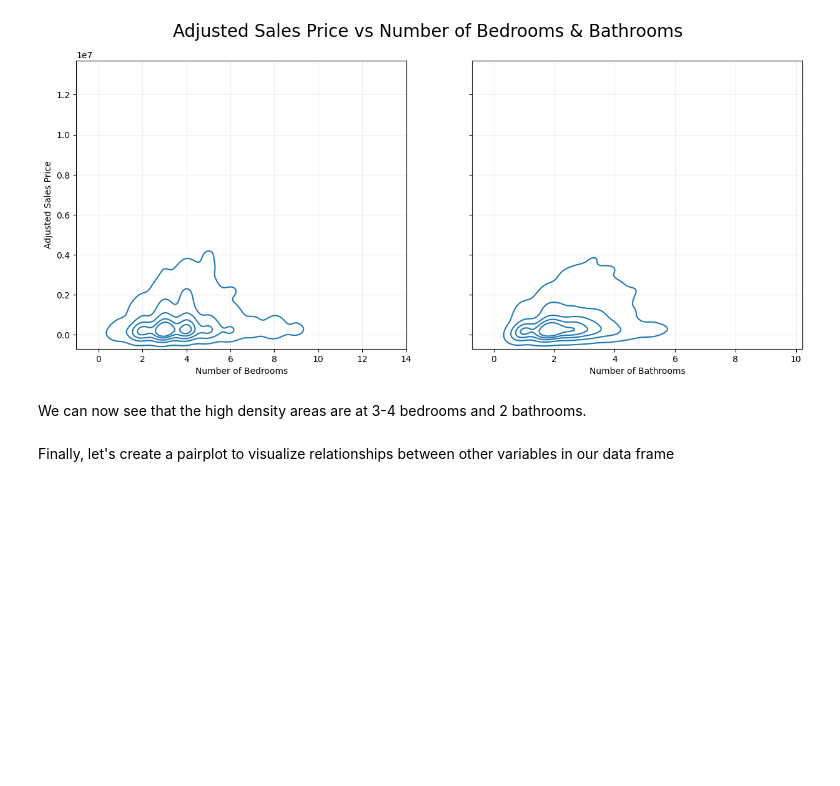
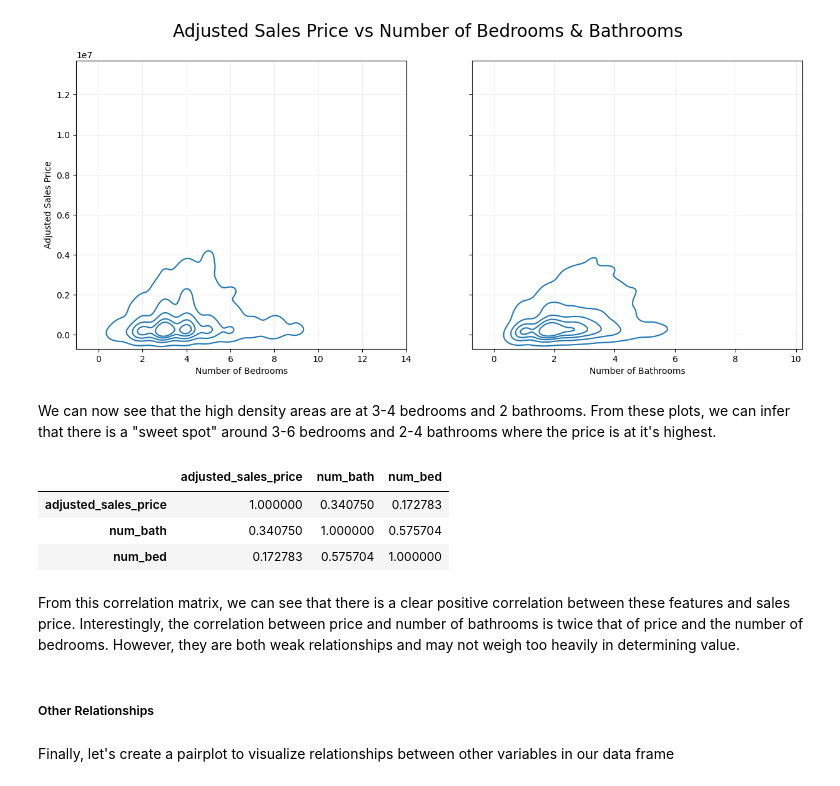
Before and after one commit to JakeMachulcz/Boulder-CO-Market-Value-EDA---KNN-Predictor, a Jupyter notebook: final_project.ipynb, the cells around one changed output. Cells and saved outputs as stored; diff of their text form; code cells hidden in the pictures; blank space fills up the shorter version.

```diff
--- a/final_project.ipynb
+++ b/final_project.ipynb
@@ -875,7 +923,18 @@ fig.suptitle('Adjusted Sales Price vs Number of Bedrooms & Bathrooms', fontsize=
 Text(0.5, 0.98, 'Adjusted Sales Price vs Number of Bedrooms & Bathrooms')
 [figure]
 # %% [markdown]
-We can now see that the high density areas are at 3-4 bedrooms and 2 bathrooms.
+We can now see that the high density areas are at 3-4 bedrooms and 2 bathrooms.  From these plots, we can infer that there is a "sweet spot" around 3-6 bedrooms and 2-4 bathrooms where the price is at it's highest.
+# %%
+qualified_sales[['adjusted_sales_price', 'num_bath', 'num_bed']].corr()
+# %% [output]
+|  | adjusted_sales_price | num_bath | num_bed |
+| adjusted_sales_price | 1.000000 | 0.340750 | 0.172783 |
+| num_bath | 0.340750 | 1.000000 | 0.575704 |
+| num_bed | 0.172783 | 0.575704 | 1.000000 |
+# %% [markdown]
+From this correlation matrix, we can see that there is a clear positive correlation between these features and sales price.  Interestingly, the correlation between price and number of bathrooms is twice that of price and the number of bedrooms.  However, they are both weak relationships and may not weigh too heavily in determining value.
+# %% [markdown]
+##### Other Relationships
 # %% [markdown]
 Finally, let's create a pairplot to visualize relationships between other variables in our data frame
 # %%
```
Also changed, not shown: parts of 26 cells of this notebook.
